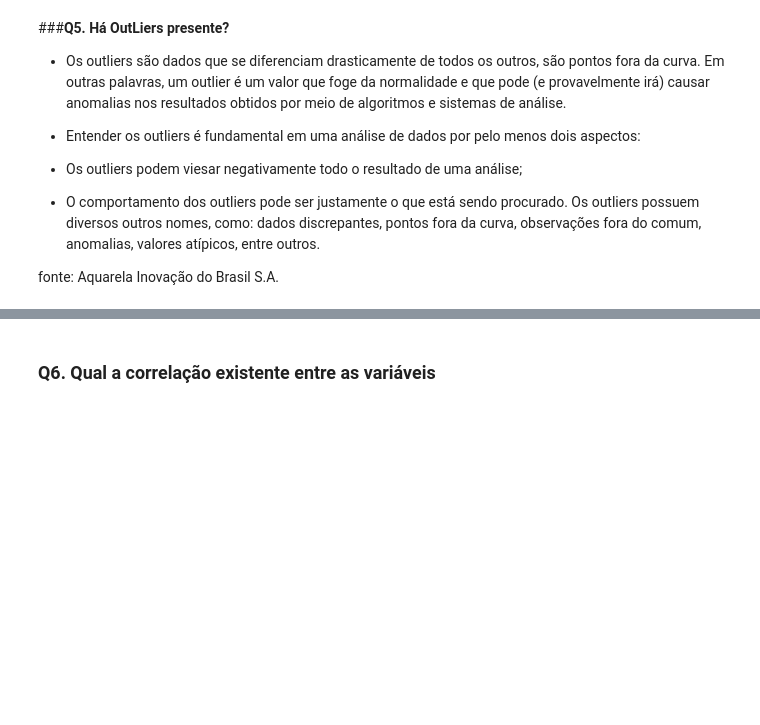
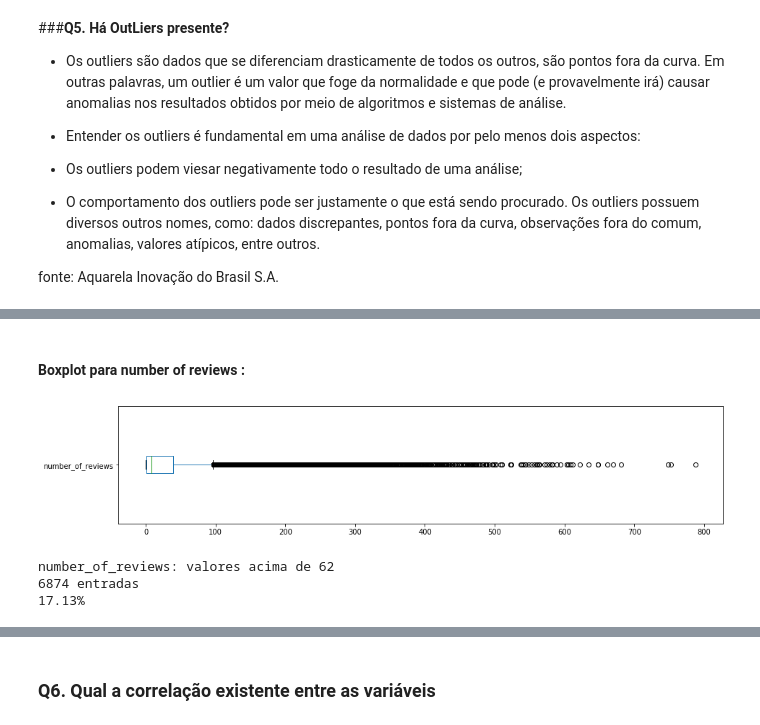
Before and after one commit to eliasfeitoza/Curso-Data-Science-na-Pratica, a Jupyter notebook: Analisando_os_Dados_do_Airbnb.ipynb, the cells around one changed output, grey strips where cells are left out. Cells and saved outputs as stored; diff of their text form; code cells hidden in the pictures; blank space fills up the shorter version.

```diff
--- a/Analisando_os_Dados_do_Airbnb.ipynb
+++ b/Analisando_os_Dados_do_Airbnb.ipynb
@@ -184,0 +255,18 @@ fonte: Aquarela Inovação do Brasil S.A.
+# %% [markdown]
+#### Boxplot para number of reviews :
+# %%
+# number of reviews
+df.number_of_reviews.plot(kind='box', vert=False, figsize=(15, 3),)
+plt.show()
+
+# ver quantidade de valores acima de 62 para number of reviews
+print("number_of_reviews: valores acima de 62")
+print("{} entradas".format(len(df[df.number_of_reviews > 62])))
+print("{:.2f}%".format((len(df[df.number_of_reviews > 62]) / df.shape[0])*100))
+
+# df.number_of_reviews.plot(kind='box', vert=False, xlim=(0,1300), figsize=(15,3));
+# %% [output]
+[figure, added]
+number_of_reviews: valores acima de 62
+6874 entradas
+17.13%
```
Also changed, not shown: parts of 12 cells of this notebook.
